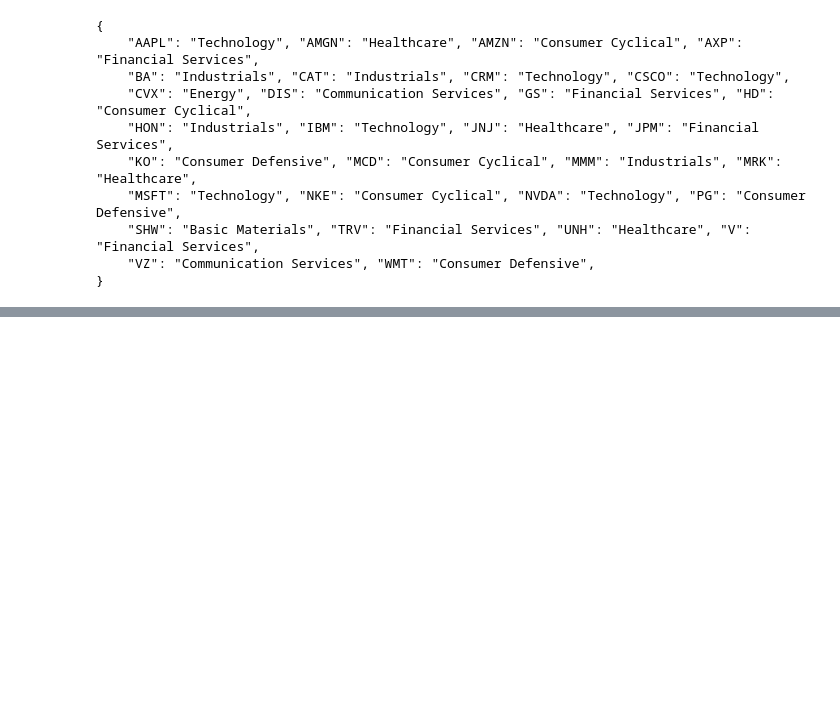
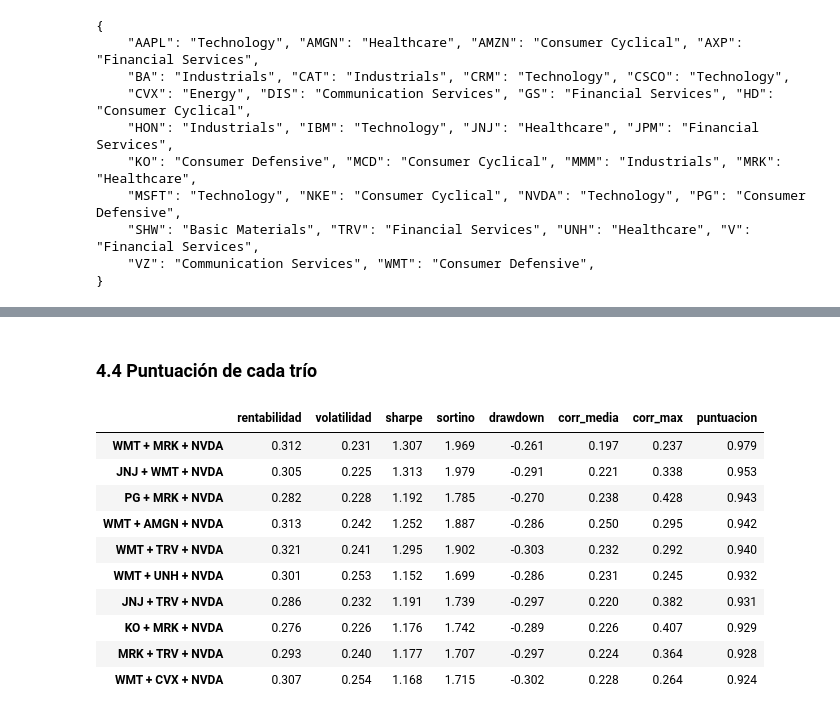
Before and after one commit to alvmorenobl/bbva-option-pricing-montecarlo-rnn, a Jupyter notebook: seleccioncartera.ipynb, the cells around one changed output, grey strips where cells are left out. Cells and saved outputs as stored; diff of their text form; code cells hidden in the pictures; blank space fills up the shorter version.

```diff
--- a/seleccioncartera.ipynb
+++ b/seleccioncartera.ipynb
@@ -115,18 +130,5 @@ Calculamos rentabilidad, Sharpe, Sortino y drawdown de cada empresa con la tasa
 # %%
-# Tasa libre de riesgo: 1 % (0,01)
-rf = 0.01
-print(f"r_f: {rf:.2%}")
-
-# Métricas anualizadas por empresa
-mu = rent.mean() * DIAS_ANIO                                             # rentabilidad anualizada
-caidas = np.minimum(rent - rf / DIAS_ANIO, 0)                            # solo las rentabilidades por debajo de r_f (MAR)
-vol_caidas = np.sqrt((caidas**2).mean() * DIAS_ANIO)                     # volatilidad solo de las caídas
-acum = (1 + rent.fillna(0)).cumprod()                                    # rentabilidad acumulada
-
-tabla = tabla.assign(
-    rentabilidad=mu,
-    sharpe=(mu - rf) / vol,
-    sortino=(mu - rf) / vol_caidas,
-    drawdown=(acum / acum.cummax() - 1).min(),                           # mayor caída desde un máximo, en todo el histórico
-)
+for nombre, grupo in [("VOLÁTILES", volatiles), ("NO VOLÁTILES", no_volatiles)]:
+    print(nombre)
+    display(vol[grupo].sort_values(ascending=False).round(3).to_frame("volatilidad"))
 # %% [output]
@@ -307,0 +257,22 @@ plt.show()
+# %% [markdown]
+### 4.4 Puntuación de cada trío
+# %%
+# Media de 5 percentiles entre los tríos que pasan los filtros (más es mejor; la correlación puntúa al revés)
+pct = todos[["sharpe", "sortino", "drawdown", "rentabilidad"]].rank(pct=True)
+pct["baja_corr"] = (-todos["corr_media"]).rank(pct=True)
+todos["puntuacion"] = pct.mean(axis=1)
+
+todos = todos.sort_values("puntuacion", ascending=False)
+todos.head(10).round(3)
+# %% [output]
+|  | rentabilidad | volatilidad | sharpe | sortino | drawdown | corr_media | corr_max | puntuacion |
+| WMT + MRK + NVDA | 0.312 | 0.231 | 1.307 | 1.969 | -0.261 | 0.197 | 0.237 | 0.979 |
+| JNJ + WMT + NVDA | 0.305 | 0.225 | 1.313 | 1.979 | -0.291 | 0.221 | 0.338 | 0.953 |
+| PG + MRK + NVDA | 0.282 | 0.228 | 1.192 | 1.785 | -0.270 | 0.238 | 0.428 | 0.943 |
+| WMT + AMGN + NVDA | 0.313 | 0.242 | 1.252 | 1.887 | -0.286 | 0.250 | 0.295 | 0.942 |
+| WMT + TRV + NVDA | 0.321 | 0.241 | 1.295 | 1.902 | -0.303 | 0.232 | 0.292 | 0.940 |
+| WMT + UNH + NVDA | 0.301 | 0.253 | 1.152 | 1.699 | -0.286 | 0.231 | 0.245 | 0.932 |
+| JNJ + TRV + NVDA | 0.286 | 0.232 | 1.191 | 1.739 | -0.297 | 0.220 | 0.382 | 0.931 |
+| KO + MRK + NVDA | 0.276 | 0.226 | 1.176 | 1.742 | -0.289 | 0.226 | 0.407 | 0.929 |
+| MRK + TRV + NVDA | 0.293 | 0.240 | 1.177 | 1.707 | -0.297 | 0.224 | 0.364 | 0.928 |
+| WMT + CVX + NVDA | 0.307 | 0.254 | 1.168 | 1.715 | -0.302 | 0.228 | 0.264 | 0.924 |
```
Also changed, not shown: parts of 25 cells of this notebook.
